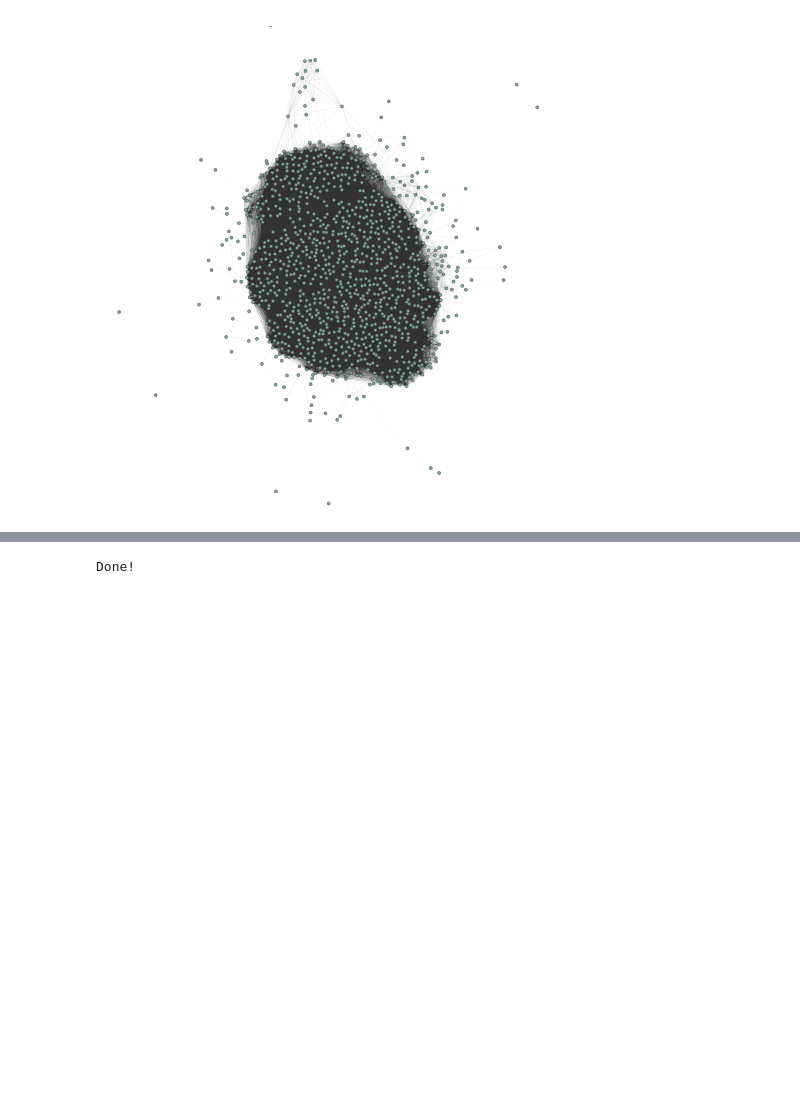
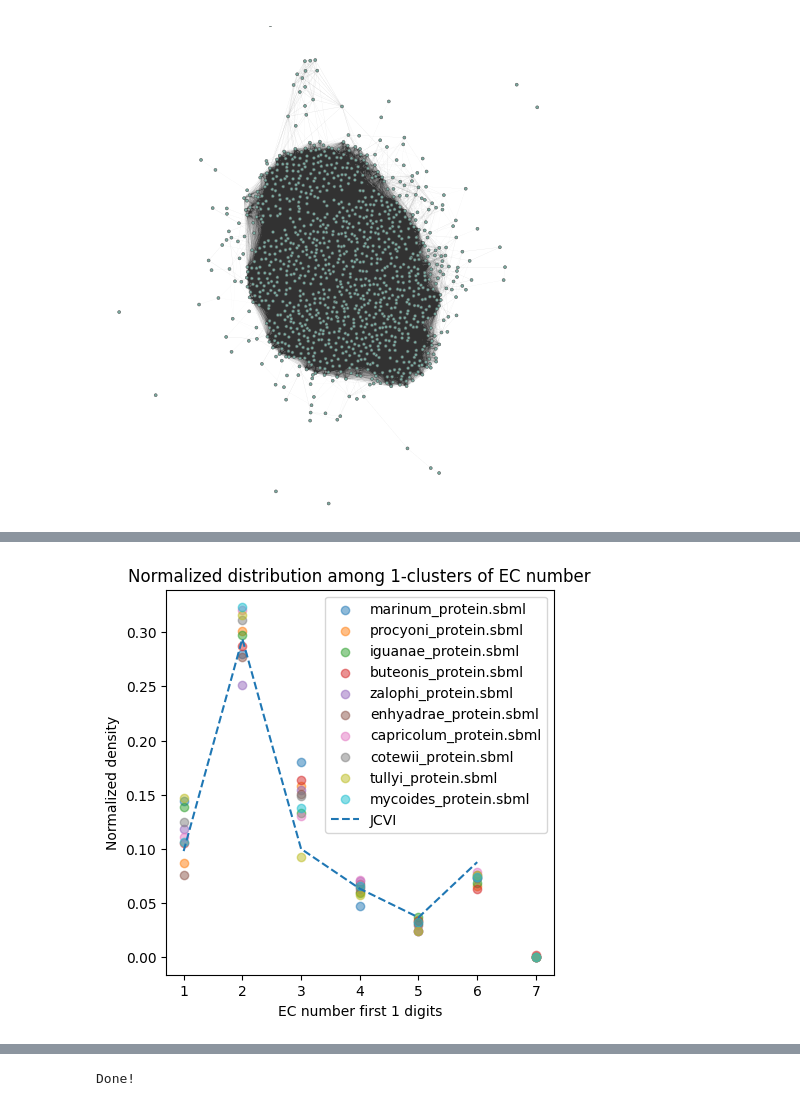
Before and after one commit to tomstoten/bionetwork_project, a Jupyter notebook: project.ipynb, the cells around one changed output, grey strips where cells are left out. Cells and saved outputs as stored; diff of their text form; code cells hidden in the pictures; blank space fills up the shorter version.

Commit message:
some plots of EC distributions

```diff
--- a/project.ipynb
+++ b/project.ipynb
@@ -193,0 +190,10 @@ models['zalophi_protein.sbml']
+# %%
+def get_ns_from_EC(ec_number, n):
+    if ec_number:
+        ns = ec_number.split(".")[:n]
+        return '.'.join(ns)
+    return '0'
+
+EC_ns1 = {e: get_ns_from_EC(ec, 1) for e, ec in ec_dict.items()}
+EC_ns2 = {e: get_ns_from_EC(ec, 2) for e, ec in ec_dict.items()}
+EC_ns3 = {e: get_ns_from_EC(ec, 3) for e, ec in ec_dict.items()}
@@ -193,0 +204,81 @@ models['zalophi_protein.sbml']
+# %%
+def normalized_dist(model_name, ec_ns):
+    rids = [r.id for r in models[model_name].reactions]
+    dist = dict(Counter([ec_ns[rid] for rid in rids]))
+    val_sum = sum(dist.values())
+    norm_dist = {ec: count/val_sum for ec, count in dist.items()}
+    return dist, norm_dist
+# %%
+EC_dicts = [EC_ns1, EC_ns2, EC_ns3]
+
+def plot_dist(n):
+    ec_prefs = set()
+
+    nds = {}
+
+    for model_name in models.keys():
+        if model_name == 'JCVI.sbml':
+            continue
+
+        _, nd = normalized_dist(model_name, EC_dicts[n-1])
+
+        # print(sorted_nd)
+
+        ec_prefs.update(list(nd.keys()))
+        nds[model_name] = nd
+
+    for model_name in models.keys():
+        if model_name == 'JCVI.sbml':
+            continue
+        nd = nds[model_name]
+        if len(nd) != len(ec_prefs):
+            new_ecs = set(ec_prefs) - set(nd)
+            # print(new_ecs)
+            for ec in new_ecs:
+                nd[ec] = 0
+
+        keys = list(nd.keys())
+        keys.sort()
+        sorted_nd = {i: nd[i] for i in keys}
+
+        k = list(sorted_nd.keys())
+        v = list(sorted_nd.values())
+        plt.scatter(k[1:], v[1:], label=model_name, alpha=0.5)
+    return ec_prefs
+
+
+def plot_JCVI(n, ec_prefs):
+    _, nd = normalized_dist("JCVI.sbml", EC_dicts[n-1])
+
+    if len(nd) != len(ec_prefs):
+        new_ecs = set(ec_prefs) - set(nd)
+        # print(new_ecs)
+        for ec in new_ecs:
+            nd[ec] = 0
+
+    keys = list(nd.keys())
+    keys.sort()
+    sorted_nd = {i: nd[i] for i in keys}
+    # print(sorted_nd)
+
+    k = list(sorted_nd.keys())
+    v = list(sorted_nd.values())
+
+    plt.plot(k[1:], v[1:], '--',label='JCVI')
+
+for n in range(1, 3):
+    plt.figure(figsize=(5*n, 5))
+    ecs = plot_dist(n)
+    plot_JCVI(n, ecs)
+
+    plt.title(f"Normalized distribution among {n}-clusters of EC number")
+    plt.xlabel(f"EC number first {n} digits")
+    plt.xticks(fontsize=10/n)
+    plt.ylabel("Normalized density")
+    plt.legend()
+    plt.show()
+# ids = [r.id for r in models[].reactions]
+# print(Counter([EC_ns1[rid] for rid in ids]))
+# print(Counter([EC_ns2[rid] for rid in ids]))
+# print(Counter([EC_ns3[rid] for rid in ids]))
+# %% [output]
@@ -193,0 +294 @@ models['zalophi_protein.sbml']
+[figure, added]
```
Also changed, not shown: parts of 11 cells of this notebook.
